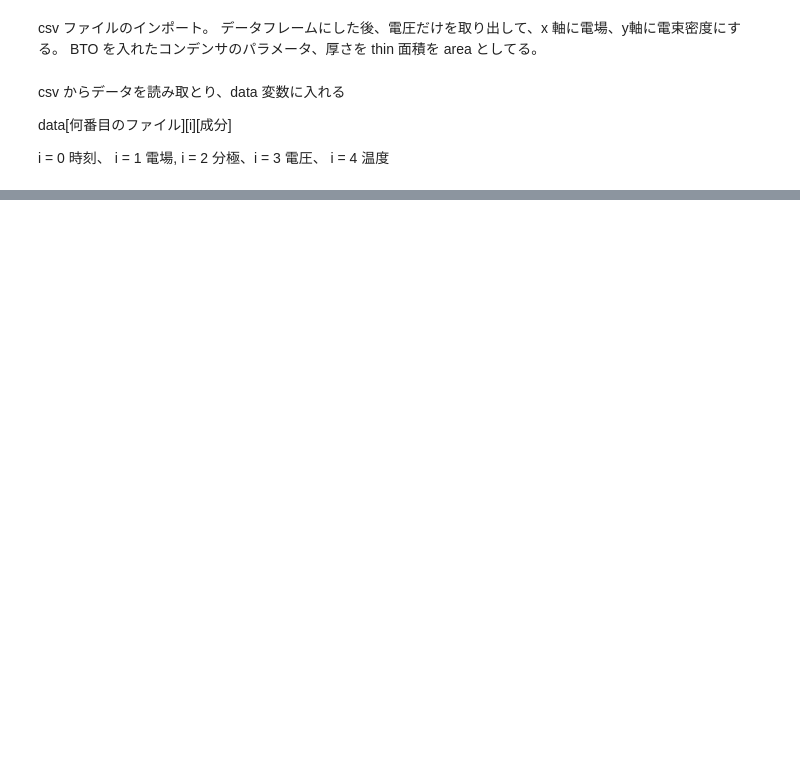
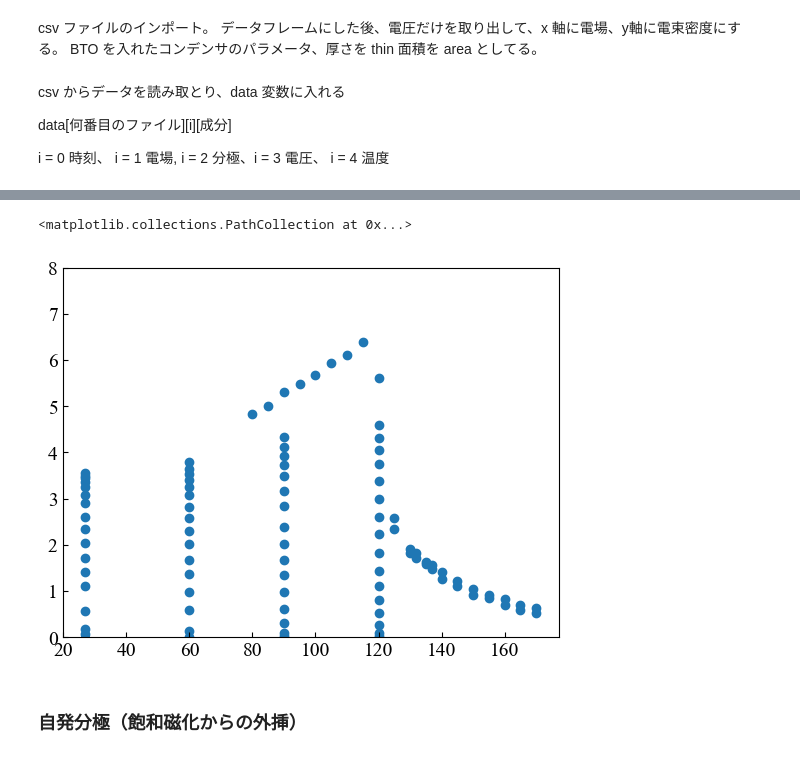
Before and after one commit to xiang-gong3944/----, a Jupyter notebook: 2024_10_04_ヒステリシス/data/2024_10_04.ipynb, the cells around one changed output, grey strips where cells are left out. Cells and saved outputs as stored; diff of their text form; code cells hidden in the pictures; blank space fills up the shorter version.

```diff
--- a/2024_10_04_ヒステリシス/data/2024_10_04.ipynb
+++ b/2024_10_04_ヒステリシス/data/2024_10_04.ipynb
@@ -115,0 +191,10 @@ from matplotlib.colors import Normalize
+# %%
+Ps_h = hysterisis_loss / Ec / 4
+# %%
+plt.ylim(0,8)
+plt.scatter(temp,Ps_h)
+# %% [output]
+<matplotlib.collections.PathCollection at 0x...>
+[figure, added]
+# %% [markdown]
+### 自発分極（飽和磁化からの外挿）
```
Also changed, not shown: parts of 63 cells of this notebook.
